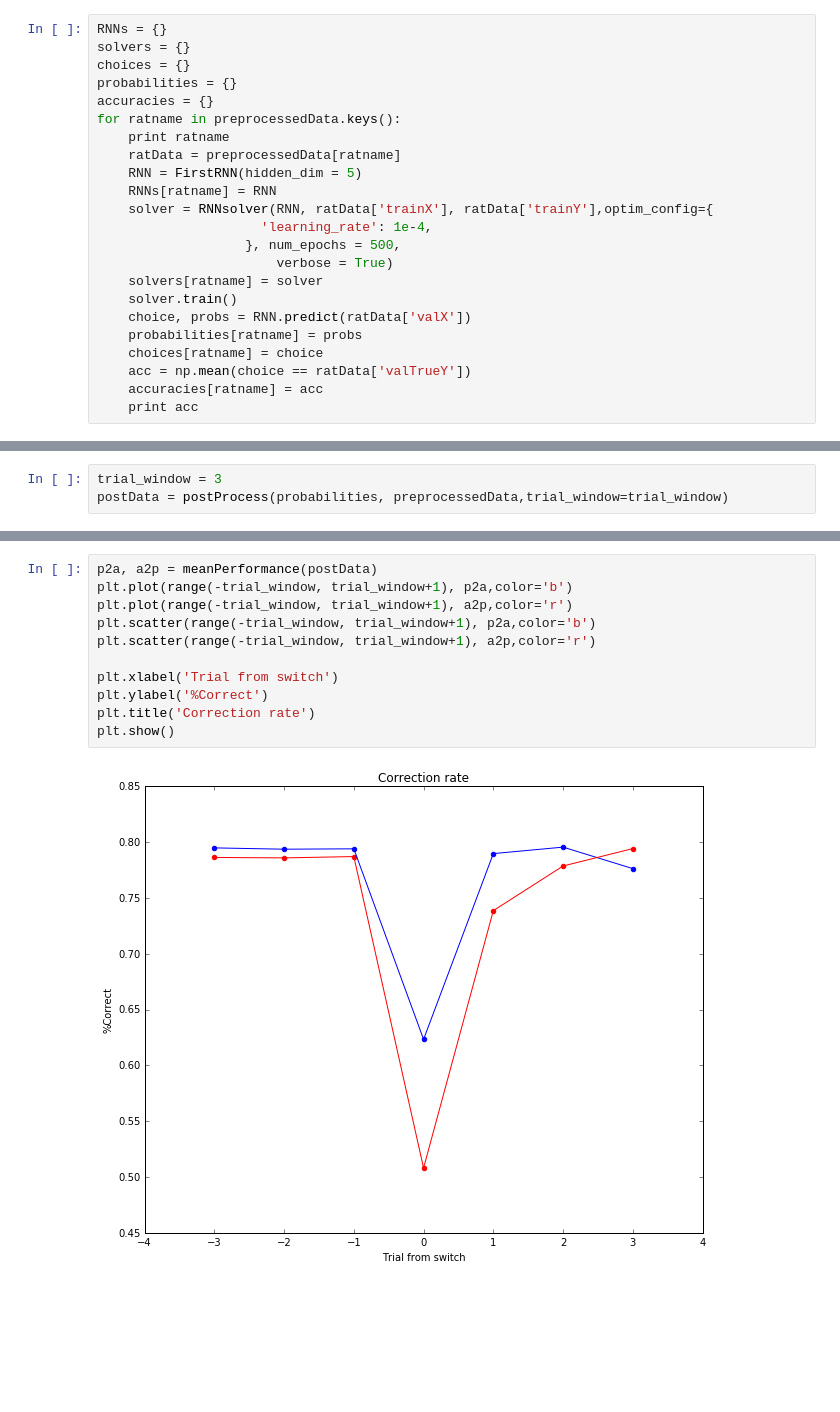
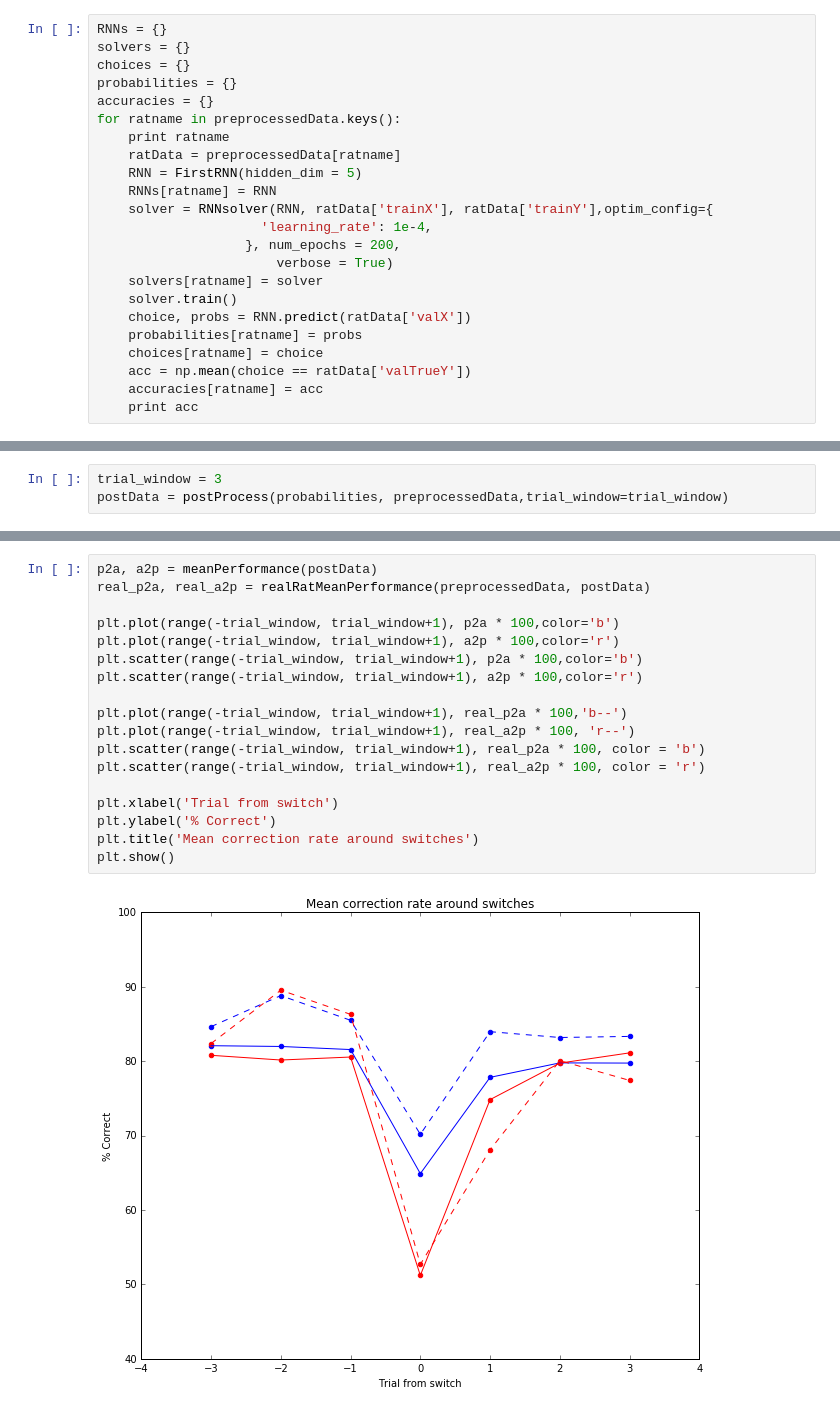
Before and after one commit to jacklxc/Virtual-Rat, a Jupyter notebook: FirstVirtualRat.ipynb, the cells around one changed output, grey strips where cells are left out. Saved outputs shown, nothing was run; the diff lists cells and outputs as text; blank space fills up the shorter version.

Commit message:
Added comparison between real rats' data and RNN data on figure 3-d

```diff
--- a/FirstVirtualRat.ipynb
+++ b/FirstVirtualRat.ipynb
@@ -41,7 +41,7 @@ for ratname in preprocessedData.keys():
     RNNs[ratname] = RNN
     solver = RNNsolver(RNN, ratData['trainX'], ratData['trainY'],optim_config={
                      'learning_rate': 1e-4,
-                   }, num_epochs = 500,
+                   }, num_epochs = 200,
                        verbose = True)
     solvers[ratname] = solver
     solver.train()
@@ -113,13 +113,20 @@ for ratname in postData:
 # %%
 p2a, a2p = meanPerformance(postData)
-plt.plot(range(-trial_window, trial_window+1), p2a,color='b')
-plt.plot(range(-trial_window, trial_window+1), a2p,color='r')
-plt.scatter(range(-trial_window, trial_window+1), p2a,color='b')
-plt.scatter(range(-trial_window, trial_window+1), a2p,color='r')
+real_p2a, real_a2p = realRatMeanPerformance(preprocessedData, postData)
+
+plt.plot(range(-trial_window, trial_window+1), p2a * 100,color='b')
+plt.plot(range(-trial_window, trial_window+1), a2p * 100,color='r')
+plt.scatter(range(-trial_window, trial_window+1), p2a * 100,color='b')
+plt.scatter(range(-trial_window, trial_window+1), a2p * 100,color='r')
+
+plt.plot(range(-trial_window, trial_window+1), real_p2a * 100,'b--')
+plt.plot(range(-trial_window, trial_window+1), real_a2p * 100, 'r--')
+plt.scatter(range(-trial_window, trial_window+1), real_p2a * 100, color = 'b')
+plt.scatter(range(-trial_window, trial_window+1), real_a2p * 100, color = 'r')
 
 plt.xlabel('Trial from switch')
-plt.ylabel('%Correct')
-plt.title('Correction rate')
+plt.ylabel('% Correct')
+plt.title('Mean correction rate around switches')
 plt.show()
 # %% [output]
-[figure, old version]
+[figure, new version]
```
Also changed, not shown: parts of 5 cells of this notebook, 1 other file.
